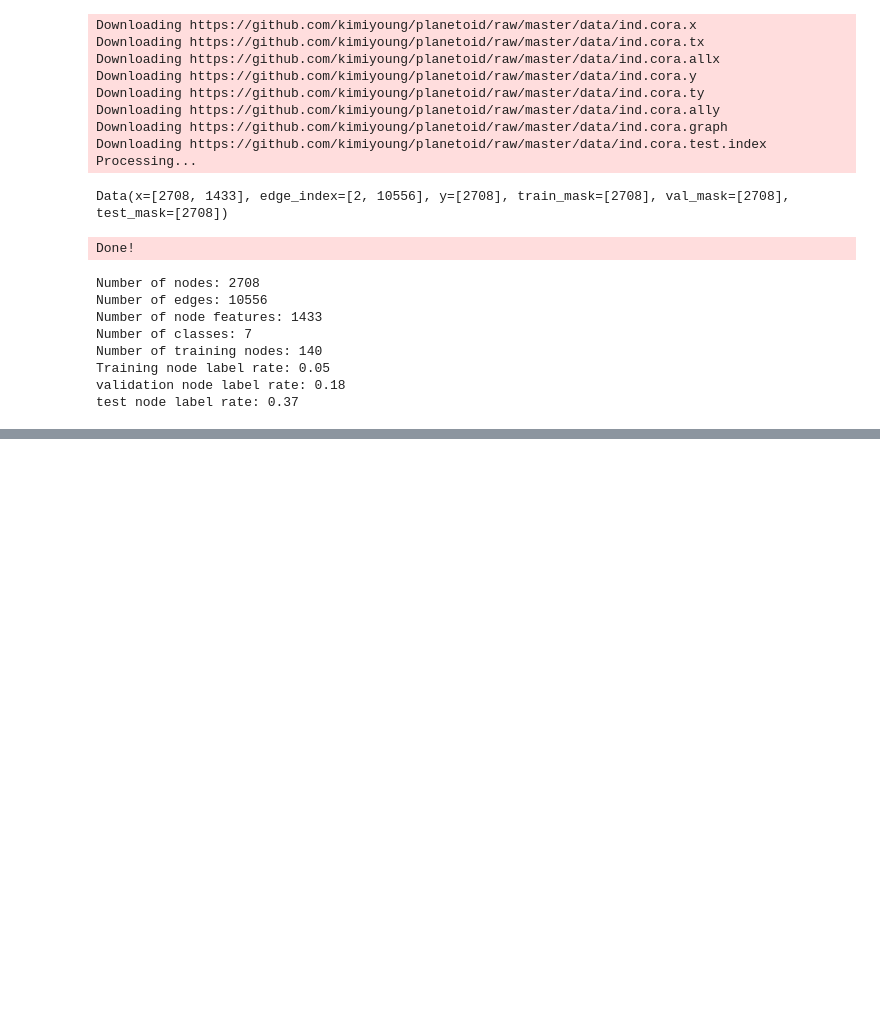
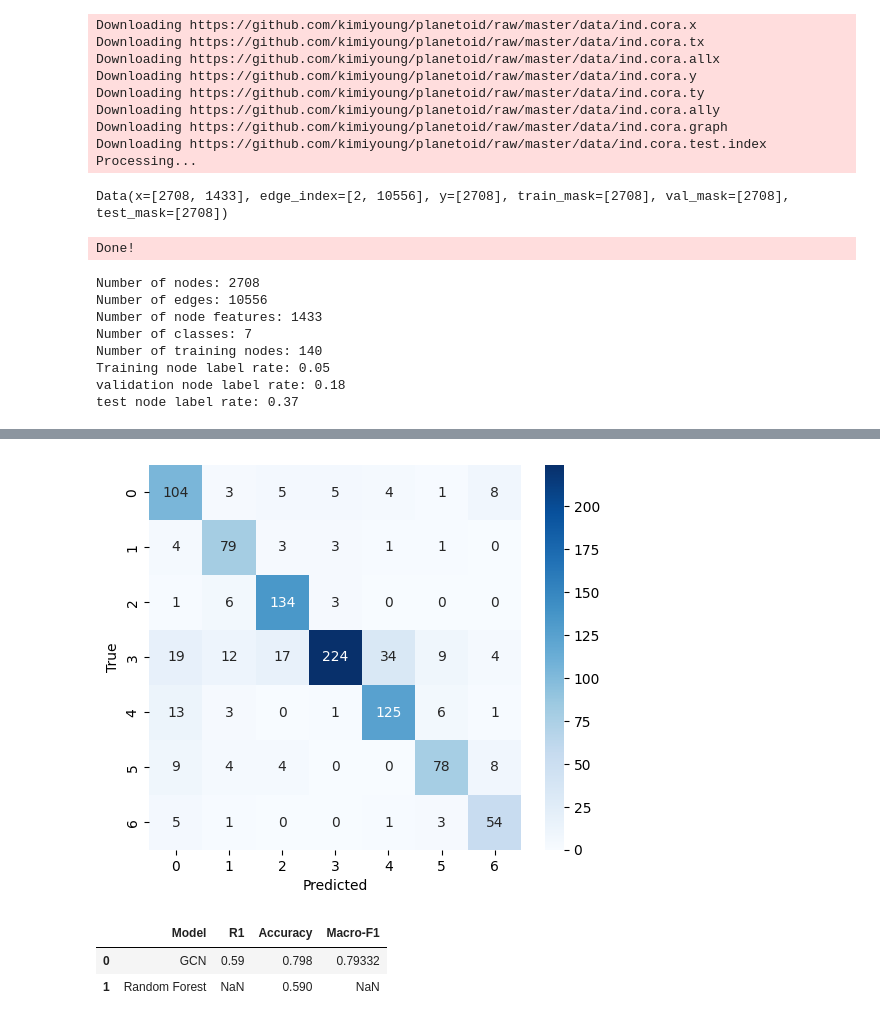
Before and after one commit to Naveen-gale/DATA-SCENS-LEARNING, a Jupyter notebook: resurach.ipynb, the cells around one changed output, grey strips where cells are left out. Saved outputs shown, nothing was run; the diff lists cells and outputs as text; code cells hidden in the pictures; blank space fills up the shorter version.

Commit message:
gnn model done

```diff
--- a/resurach.ipynb
+++ b/resurach.ipynb
@@ -63,0 +234,48 @@ test node label rate: 0.37
+# %%
+losses, train_accuracies, val_accuracies = [], [], []
+best_val_accuracy = 0.0
+best_state = None
+
+epoch_without_improvement = 0
+patience = 20 #Stop if no improvement for this many epochs
+
+for epoch in range(1, 201):
+  loss = train_one_epoch()
+  train_accuracy,_,_ = evaluate(data.train_mask)
+  val_accuracy,_,_ = evaluate(data.val_mask)
+
+  losses.append(loss)
+  train_accuracies.append(train_accuracy)
+  val_accuracies.append(val_accuracy)
+
+  if val_accuracy > best_val_accuracy:
+    best_val_accuracy = val_accuracy
+    best_state = {k: v.cpu().clone() for k, v in model.state_dict().items()} # Clone state dict safely
+    epoch_without_improvement = 0
+  else:
+    epoch_without_improvement += 1
+
+  if epoch_without_improvement >= patience:
+    print(f"Early stopping at epoch {epoch}")
+    break
+
+  if epoch == 1 or epoch % 10 == 0:
+    print(f"Epoch: {epoch:03d} | Loss: {loss:.4f} | Train Acc: {train_accuracy:.4f} | Val Acc: {val_accuracy:.4f} | Best Val Acc: {best_val_accuracy:.4f}")
+
+model.load_state_dict(best_state)
+gcn_accuracy, gcn_f1, gcn_pred = evaluate(data.test_mask)
+
+print(f"\nGCN test accuracy: {gcn_accuracy:.3f}")
+print(f"GCN test macro-F1: {gcn_f1:.3f}")
+
+plt.figure(figsize=(6, 5))
+sns.heatmap(
+    confusion_matrix(data.y[data.test_mask].numpy(), gcn_pred[data.test_mask].numpy()),
+    annot=True,
+    fmt="d",
+    cmap="Blues"
+)
+plt.xlabel("Predicted")
+plt.ylabel("True")
+plt.show()
+# %% [output]
@@ -63,0 +290 @@ test node label rate: 0.37
+[figure, added]
@@ -63,0 +300,6 @@ test node label rate: 0.37
+# %%
+result
+# %% [output]
+|  | Model | R1 | Accuracy | Macro-F1 |
+| 0 | GCN | 0.59 | 0.798 | 0.79332 |
+| 1 | Random Forest | NaN | 0.590 | NaN |
```
Also changed, not shown: parts of 10 cells of this notebook.
